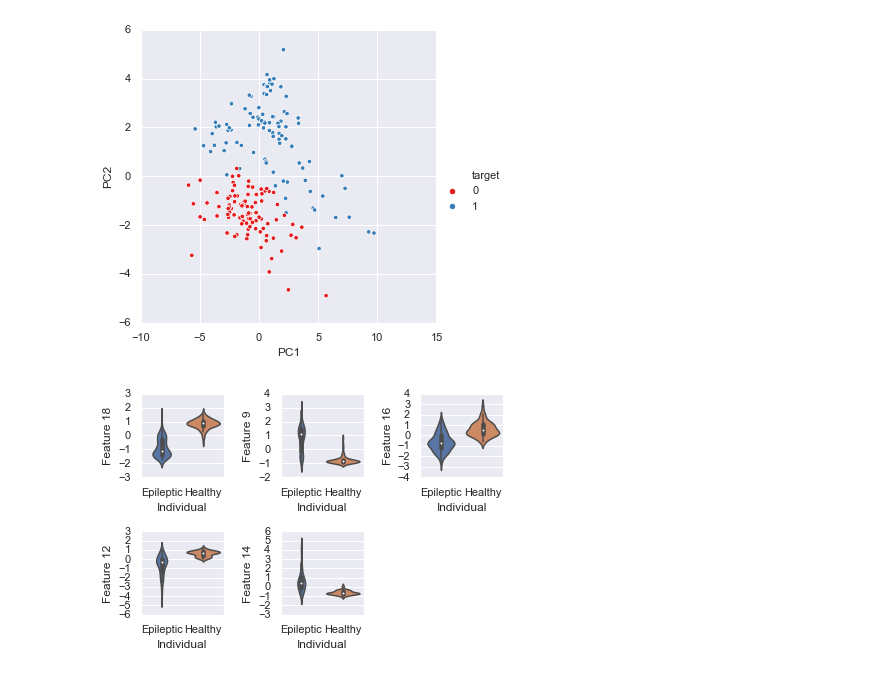
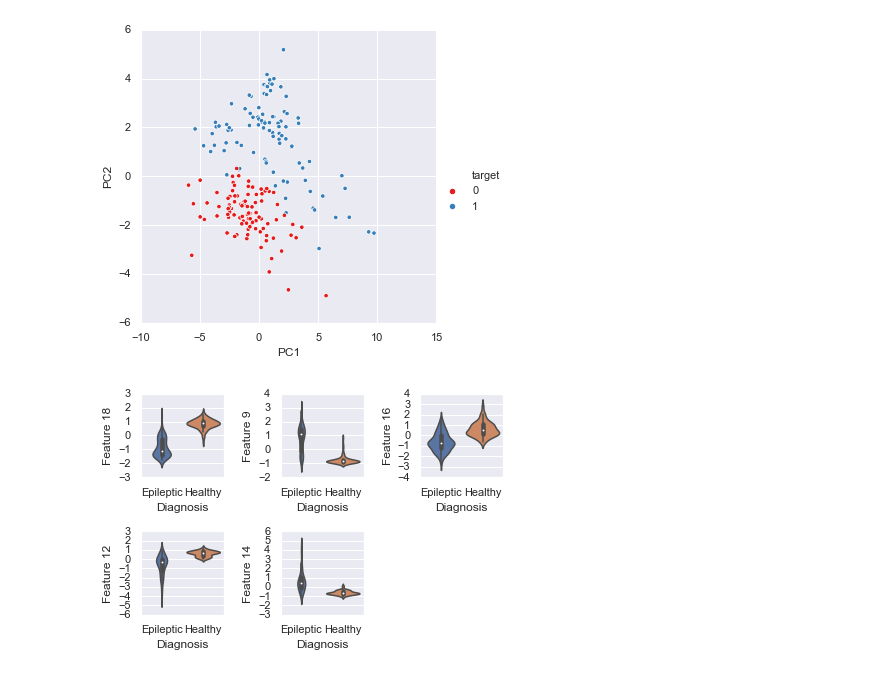
Before and after one commit to DynamicsAndNeuralSystems/fMRI_FeaturesDisorders, a Jupyter notebook: classifyFeatMat.ipynb, the cells around one changed output. Cells and saved outputs as stored; diff of their text form; code cells hidden in the pictures.

Commit message:
Changed xlabel in violin plots

```diff
--- a/classifyFeatMat.ipynb
+++ b/classifyFeatMat.ipynb
@@ -201,32 +201,32 @@ plt.show()
 # Create an index for the subplot
 n = 1;
 
 fig = plt.figure()
 
 for i in signifTVals:
     # Obtaining Seizure_Feature_i & Healthy_Feature_i
     # (all the rows) from the ith column of the feature matrix
     sf_i = X.iloc[0:100,i]
     hf_i = X.iloc[100:200,i]
 
     # Stacking columns side by side
     feat_i = np.column_stack((sf_i,hf_i))
 
     # Making the numpy array into a dataframe
     df_feat_i = pd.DataFrame(data=feat_i, columns=['Epileptic', 'Healthy'])
     # print(df_feat_i)
 
     # Violin plots
     ax = fig.add_subplot(2,3,n)
     ax = sns.violinplot(data=df_feat_i, order=["Epileptic", "Healthy"])
-    plt.xlabel('Individual')
+    plt.xlabel('Diagnosis')
     ylabel = 'Feature ' + str(i)
     plt.ylabel(ylabel)
 
     # Increment index
     n += 1;
 
 plt.tight_layout()
 plt.show()
 # %% [output]
-[figure, old version]
+[figure, new version]
```
Also changed, not shown: parts of 1 cell of this notebook, 1 other file.
